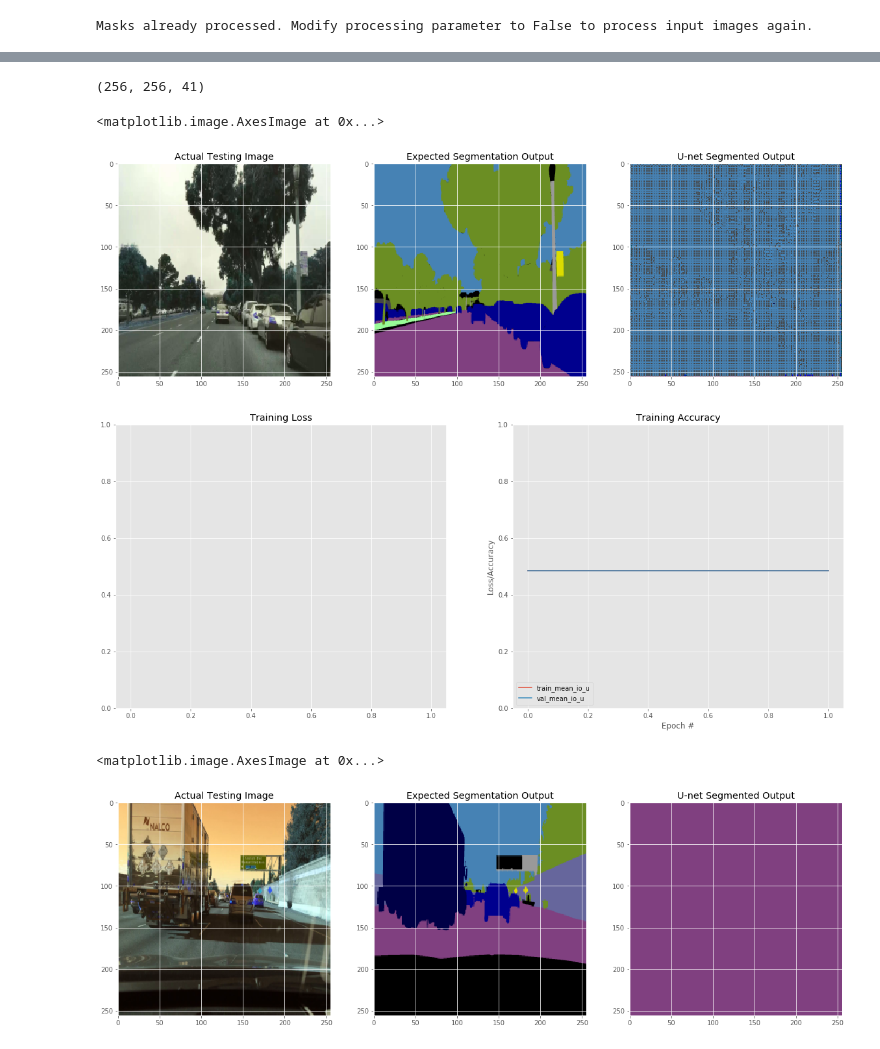
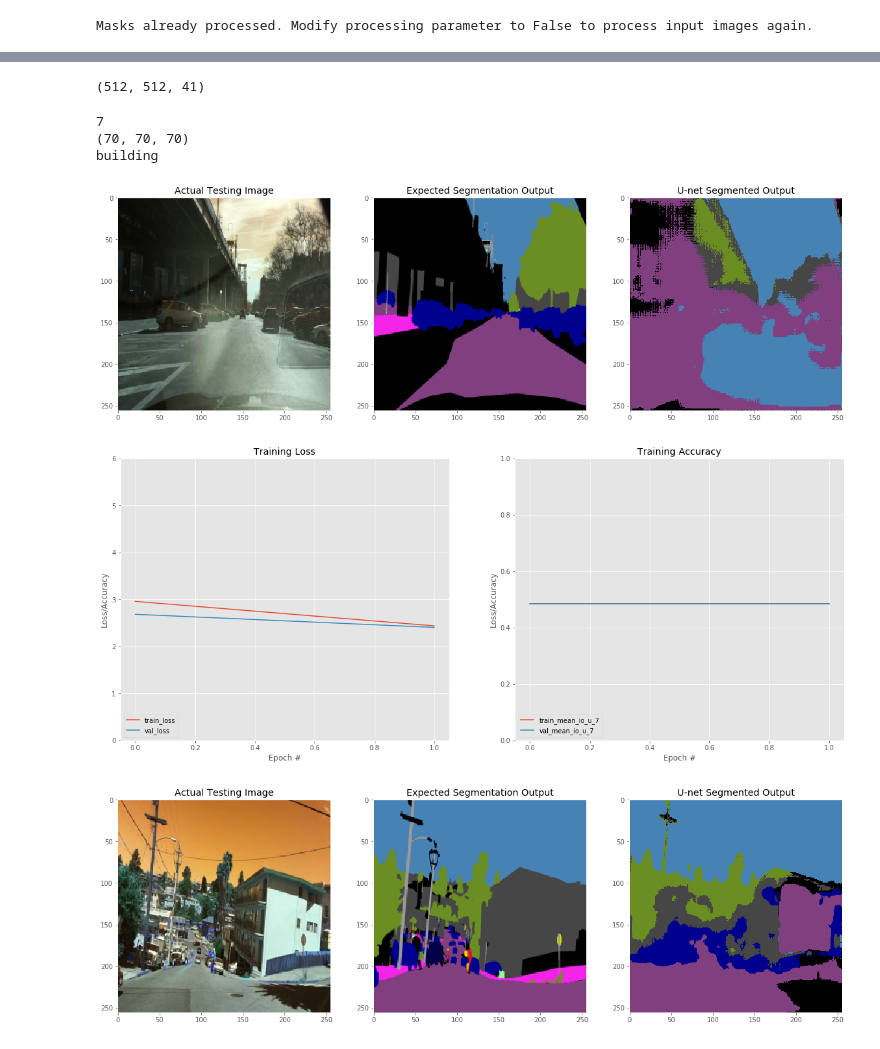
Before and after one commit to Eashwar-S/Semantic_Segmentation, a Jupyter notebook: MulticlassUnet1.ipynb, the cells around one changed output, grey strips where cells are left out. Cells and saved outputs as stored; diff of their text form; code cells hidden in the pictures.

```diff
--- a/MulticlassUnet1.ipynb
+++ b/MulticlassUnet1.ipynb
@@ -70,12 +70,12 @@ for filename in glob.glob('dataset/bdd100k_seg/color_labels/val/*.png'):
     validationMasksNames.append(filename)
 # %%
 # Defining Hyperparameters
-IMG_WIDTH = 256
-IMG_HEIGHT = 256
+IMG_WIDTH = 512
+IMG_HEIGHT = 512
 IMG_CHANNELS = 3
 numClasses = 41
-batchSize = 8
-learningRate = 0.001
+batchSize = 1
+learningRate = 0.01
 stepsPerEpoch = len(trainingImagesNames)//batchSize
 numOfEpoch = 100
 validationSteps = len(validationImagesNames)//batchSize
@@ -202,12 +202,12 @@ ________________________________________________________________________________
 checkpointer = tf.keras.callbacks.ModelCheckpoint('model_for_multiclass.h5',
                                                   verbose=1,
                                                   save_best_only=True,
-                                                  monitor='mean_io_u_6',
+                                                  monitor='mean_io_u_9',
                                                   mode='max')
 
 callbacks = [
              tf.keras.callbacks.EarlyStopping(patience=1,
-                                              monitor='mean_io_u_6',
+                                              monitor='mean_io_u_9',
                                               mode='max'),
              tf.keras.callbacks.TensorBoard(log_dir='logs',
                                             write_graph=True)]
@@ -305,4 +331,4 @@ Y_test = np.load('NPY files/valNPYfiles/MultiClassValMasksRGB.npy')
 # %%
-preds_test = model.predict(X_test[0:500], verbose=1)
-# preds_test = np.array(preds_test, dtype='uint8')
+preds_test = model.predict(X_test[0:10], verbose=1)
+print(preds_test)
 # %% [output]
@@ -310,7 +352,7 @@ preds_test = model.predict(X_test[0:500], verbose=1)
 # %%
 print(preds_test[0].shape)
 # %% [output]
-(256, 256, 41)
+(512, 512, 41)
 # %%
 def onehot_to_rgb(onehot, colormap):
     '''Function to decode encoded mask labels
@@ -326,26 +368,44 @@ def onehot_to_rgb(onehot, colormap):
     return np.uint8(output)
 # %%
 preds_testRGB = []
+print(np.argmax(preds_test[4][150,200,:]))
+print(rgbColorID[10])
+print(labelID[10])
 for image in preds_test:
     preds_testRGB.append(onehot_to_rgb(image,rgbColorID))
 
+
 preds_testRGB = np.array(preds_testRGB)
+# %% [output]
+7
+(70, 70, 70)
+building
 # %%
+# Batch size = 1
+# Learning Rate = 0.01
+
 ix = random.randint(0, len(preds_test))
 fig = plt.figure(figsize=(20,8))
 ax1 = fig.add_subplot(1,3,1)
 ax1.imshow(X_test[ix])
 ax1.title.set_text('Actual Testing Image')
+ax1.grid(False)
+
 ax2 = fig.add_subplot(1,3,2)
 ax2.set_title('Expected Segmentation Output')
 ax2.imshow(Y_test[ix])
+ax2.grid(False)
+
 ax3 = fig.add_subplot(1,3,3)
 ax3.set_title('U-net Segmented Output')
 ax3.imshow(preds_testRGB[ix])
+ax3.grid(False)
 # %% [output]
-<matplotlib.image.AxesImage at 0x...>
-[figure, old version]
+[figure, new version]
 # %%
+# Batch size = 1
+# Learning Rate = 0.01
+
 N = len(results.history['loss'])
 
 #Plot the model evaluation history
@@ -356,12 +416,17 @@ fig.add_subplot(1,2,1)
 plt.title("Training Loss")
 plt.plot(np.arange(0, N), results.history["loss"], label="train_loss")
 plt.plot(np.arange(0, N), results.history["val_loss"], label="val_loss")
-plt.ylim(0, 1)
+plt.ylim(0, 6)
+
+plt.xlabel("Epoch #")
+plt.ylabel("Loss/Accuracy")
+plt.legend(loc="lower left")
+# plt.show()
 
 fig.add_subplot(1,2,2)
 plt.title("Training Accuracy")
-plt.plot(np.arange(0, N), results.history["mean_io_u"], label="train_mean_io_u")
-plt.plot(np.arange(0, N), results.history["val_mean_io_u"], label="val_mean_io_u")
+plt.plot(np.arange(0, N), results.history["mean_io_u_7"], label="train_mean_io_u_7")
+plt.plot(np.arange(0, N), results.history["val_mean_io_u_7"], label="val_mean_io_u_7")
 plt.ylim(0, 1)
 
 plt.xlabel("Epoch #")
@@ -369,20 +434,27 @@ plt.ylabel("Loss/Accuracy")
 plt.legend(loc="lower left")
 plt.show()
 # %% [output]
-[figure, old version]
+[figure, new version]
 # %%
+# Batch size = 1
+# Learning Rate = 0.05
+
 ix = random.randint(0, len(preds_test))
 fig = plt.figure(figsize=(20,8))
 ax1 = fig.add_subplot(1,3,1)
 ax1.imshow(X_test[ix])
 ax1.title.set_text('Actual Testing Image')
+ax1.grid(False)
+
 ax2 = fig.add_subplot(1,3,2)
 ax2.set_title('Expected Segmentation Output')
 ax2.imshow(Y_test[ix])
+ax2.grid(False)
+
 ax3 = fig.add_subplot(1,3,3)
 ax3.set_title('U-net Segmented Output')
 ax3.imshow(preds_testRGB[ix])
+ax3.grid(False)
 # %% [output]
-<matplotlib.image.AxesImage at 0x...>
-[figure, old version]
+[figure, new version]
 # %%
```
Also changed, not shown: parts of 11 cells of this notebook, 1 other file.
